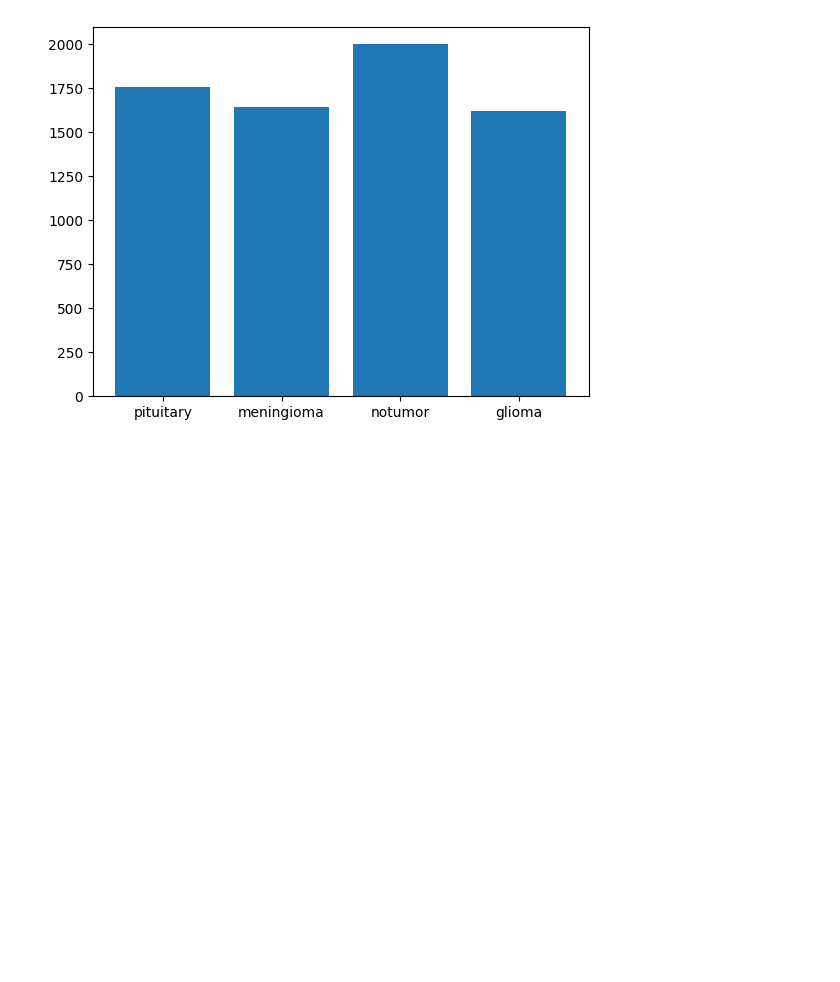
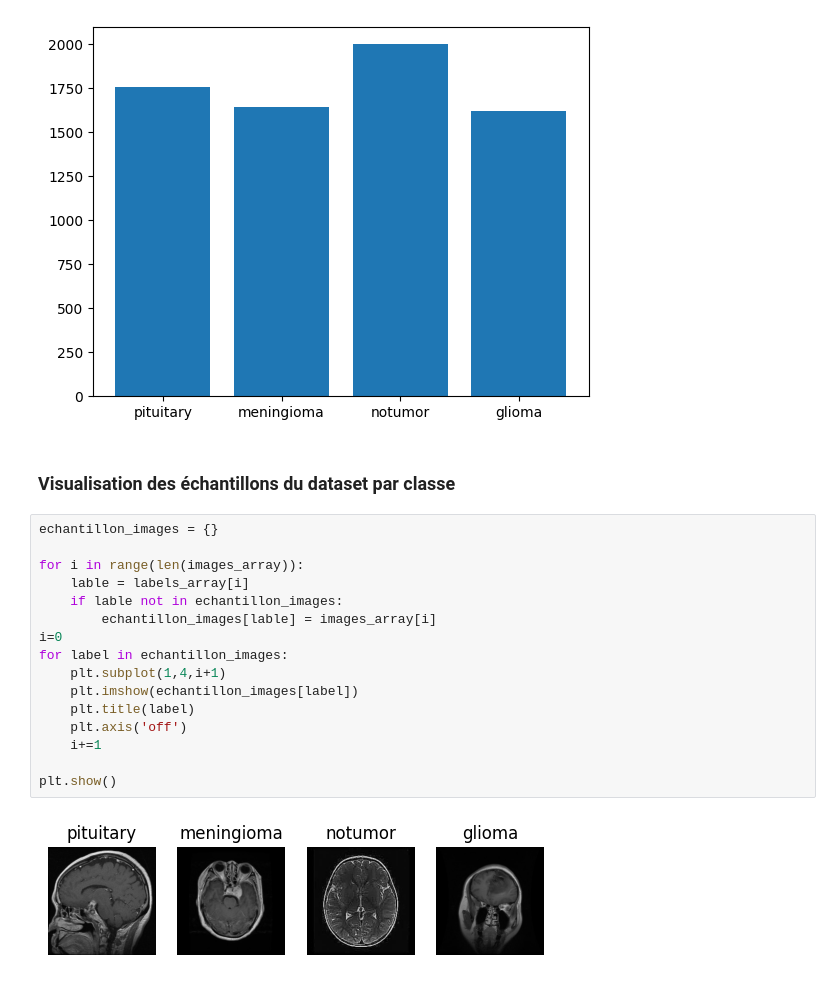
Before and after one commit to bouchta65/BrainScan-Detection_du-Cancer-Cerebral-par-CNN, a Jupyter notebook: src/01_Chargement_Pretraitement_Dataset.ipynb, the cells around one changed output. Saved outputs shown, nothing was run; the diff lists cells and outputs as text; blank space fills up the shorter version.

Commit message:
Affichage d'un échantillon d'images pour chaque classe

```diff
--- a/src/01_Chargement_Pretraitement_Dataset.ipynb
+++ b/src/01_Chargement_Pretraitement_Dataset.ipynb
@@ -74,3 +74,23 @@ plt.bar(classes,counts)
 plt.show()
 # %% [output]
 [figure]
+# %% [markdown]
+### Visualisation des échantillons du dataset par classe
+# %%
+echantillon_images = {}
+
+for i in range(len(images_array)):
+    lable = labels_array[i]
+    if lable not in echantillon_images:
+        echantillon_images[lable] = images_array[i]
+i=0
+for label in echantillon_images:
+    plt.subplot(1,4,i+1)
+    plt.imshow(echantillon_images[label])
+    plt.title(label)
+    plt.axis('off')
+    i+=1
+
+plt.show()
+# %% [output]
+[figure, added]
```
